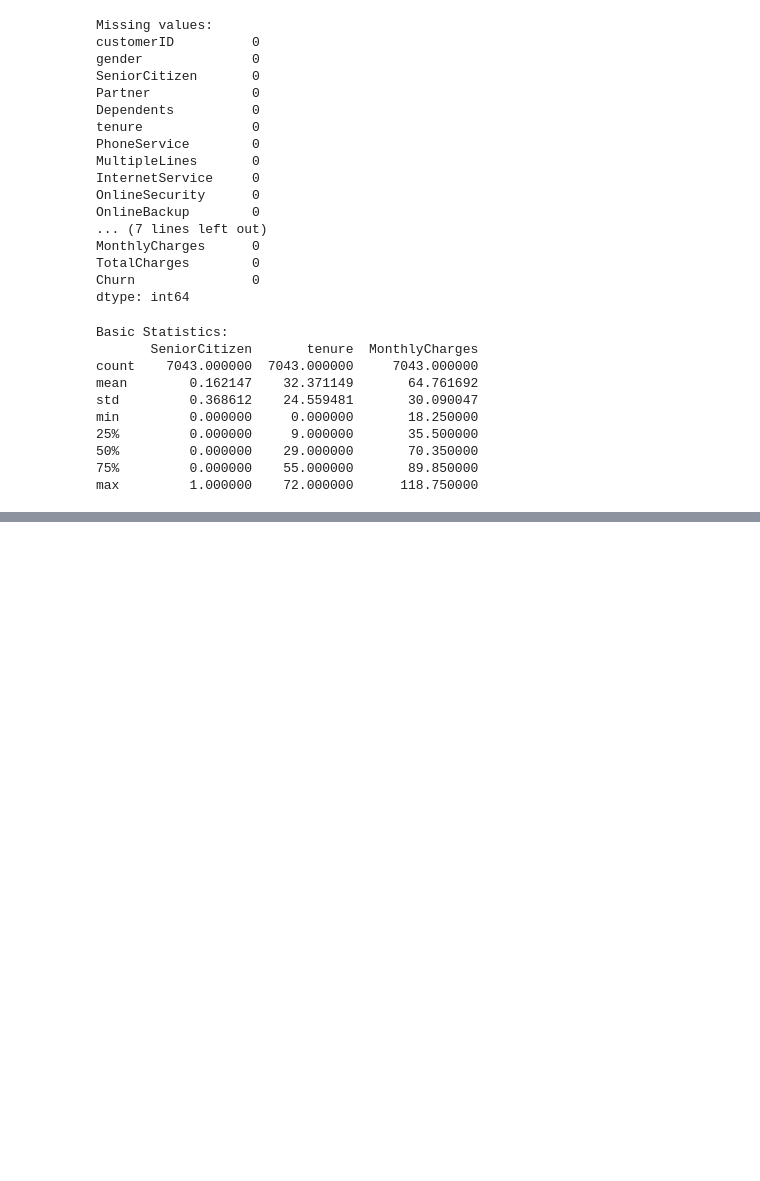
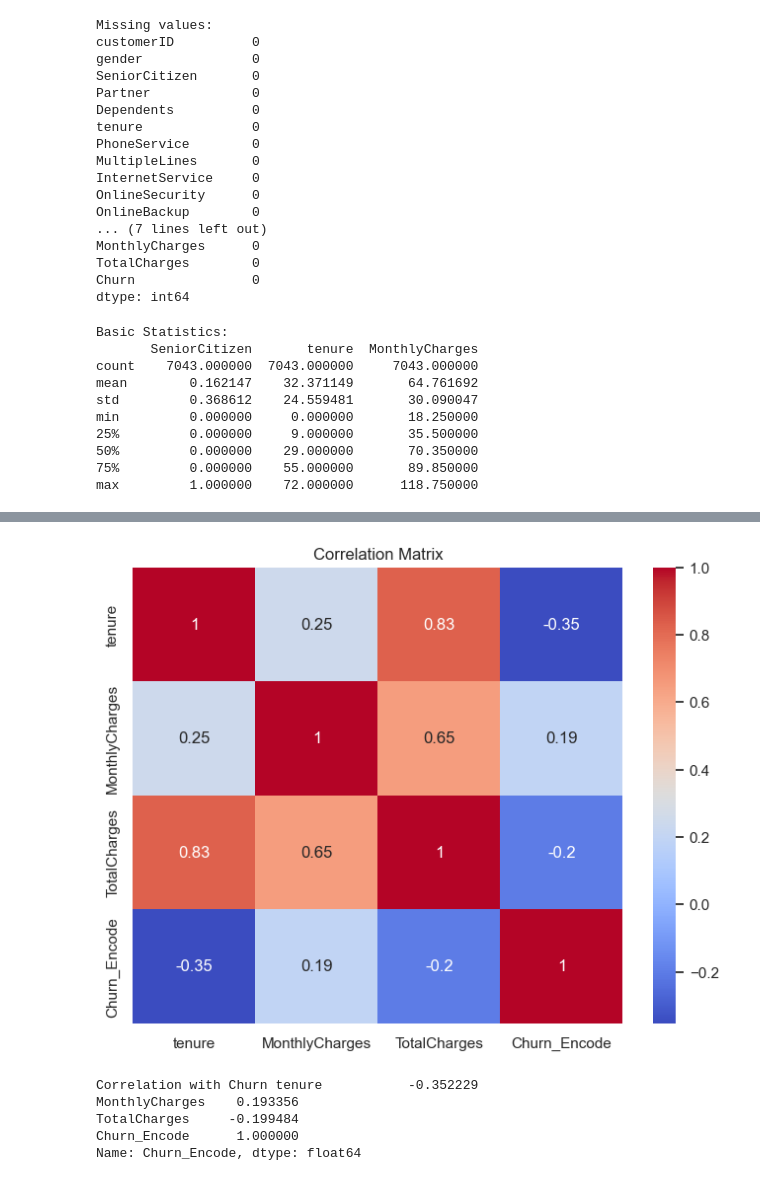
Before and after one commit to mehmoodahmed-0303/CustomerChurnPrediction, a Jupyter notebook: ChurnPrediction.ipynb, the cells around one changed output, grey strips where cells are left out. Cells and saved outputs as stored; diff of their text form; code cells hidden in the pictures; blank space fills up the shorter version.

```diff
--- a/ChurnPrediction.ipynb
+++ b/ChurnPrediction.ipynb
@@ -81,0 +129,15 @@ max         1.000000    72.000000      118.750000
+# %%
+data['Churn_Encode'] = data['Churn'].map({'Yes':1, 'No':0})
+correlation = data[numerical_cols + ['Churn_Encode']].corr()
+plt.figure(figsize=(8,6))
+sns.heatmap(correlation, annot=True, cmap='coolwarm')
+plt.title("Correlation Matrix")
+plt.show()
+print("Correlation with Churn", correlation['Churn_Encode'])
+# %% [output]
+[figure, added]
+Correlation with Churn tenure           -0.352229
+MonthlyCharges    0.193356
+TotalCharges     -0.199484
+Churn_Encode      1.000000
+Name: Churn_Encode, dtype: float64
```
Also changed, not shown: parts of 8 cells of this notebook.
